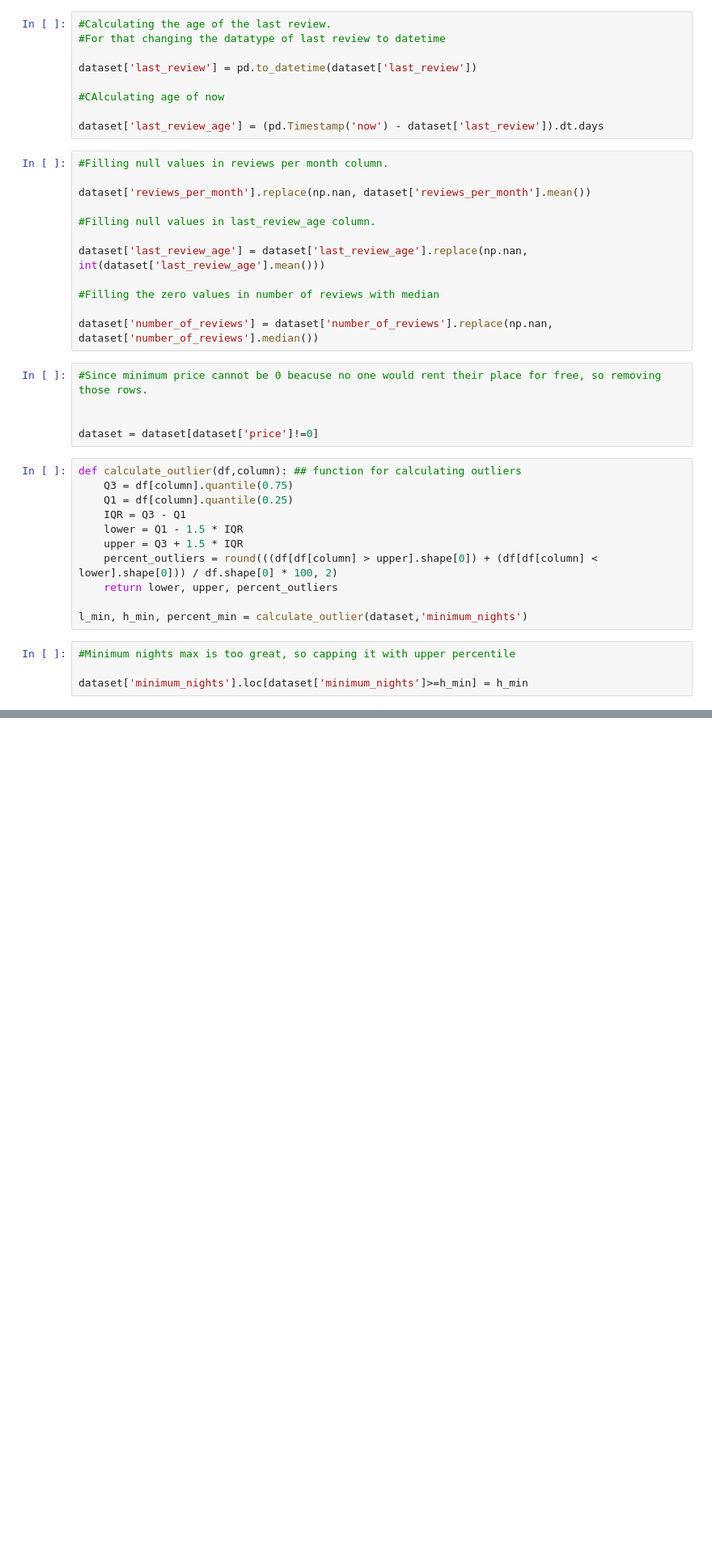
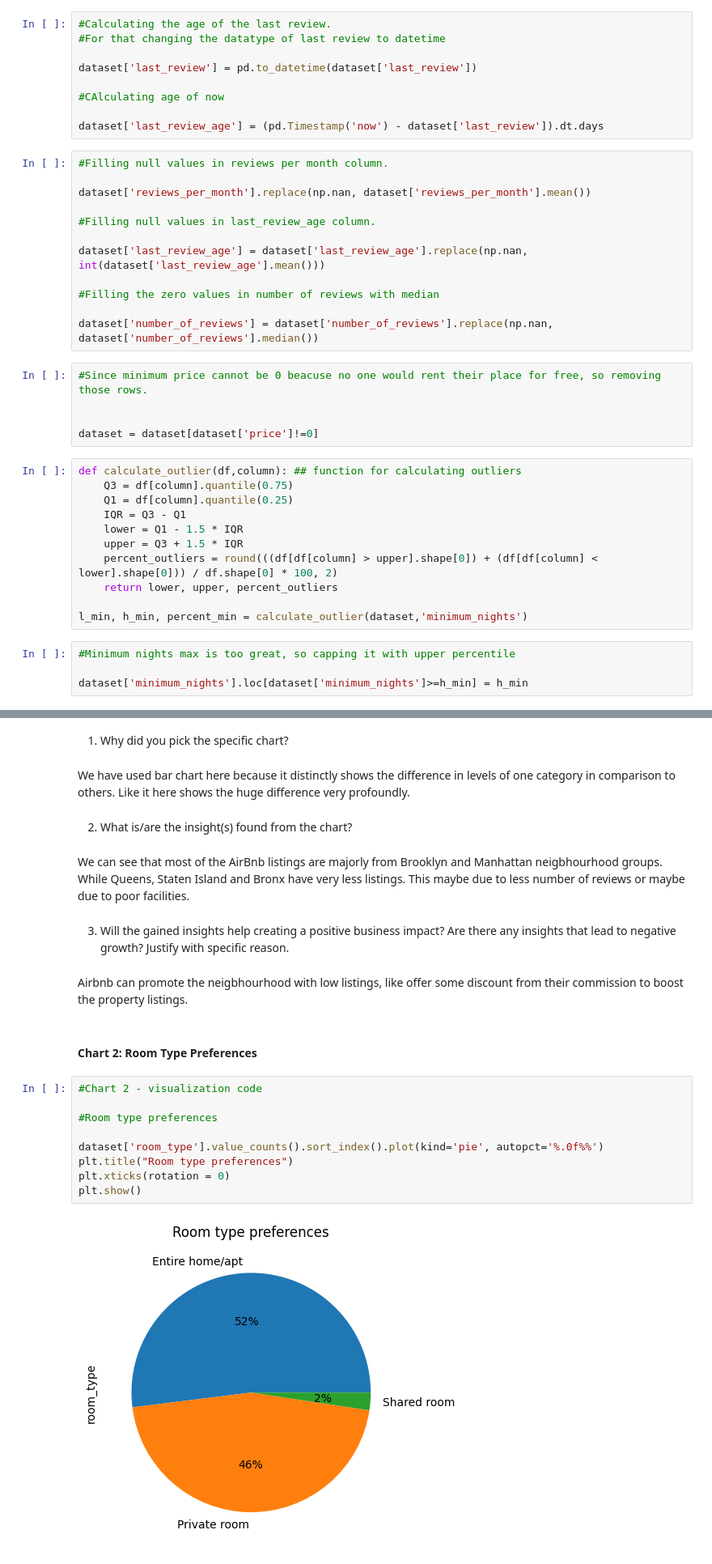
Before and after one commit to palnitin12345/Airbnb-EDA, a Jupyter notebook: EDA-Code.ipynb, the cells around one changed output, grey strips where cells are left out. Shown at 81% size. Cells and saved outputs as stored; diff of their text form; blank space fills up the shorter version.

```diff
--- a/EDA-Code.ipynb
+++ b/EDA-Code.ipynb
@@ -260,0 +279,27 @@ dataset['minimum_nights'].loc[dataset['minimum_nights']>=h_min] = h_min
+# %% [markdown]
+1. Why did you pick the specific chart?
+# %% [markdown]
+We have used bar chart here because it distinctly shows the difference in levels of one category in comparison to others. Like it here shows the huge difference very profoundly.
+# %% [markdown]
+ 2. What is/are the insight(s) found from the chart?
+# %% [markdown]
+We can see that most of the AirBnb listings are majorly from Brooklyn and Manhattan neigbhourhood groups. While Queens, Staten Island and Bronx have very less listings.
+This maybe due to less number of reviews or maybe due to poor facilities.
+# %% [markdown]
+ 3. Will the gained insights help creating a positive business impact?
+Are there any insights that lead to negative growth? Justify with specific reason.
+# %% [markdown]
+Airbnb can promote the neigbhourhood with low listings, like offer some discount from their commission to boost the property listings.
+# %% [markdown]
+#### Chart 2: Room Type Preferences
+# %%
+#Chart 2 - visualization code
+
+#Room type preferences
+
+dataset['room_type'].value_counts().sort_index().plot(kind='pie', autopct='%.0f%%')
+plt.title("Room type preferences")
+plt.xticks(rotation = 0)
+plt.show()
+# %% [output]
+[figure, added]
```
Also changed, not shown: parts of 20 cells of this notebook.
